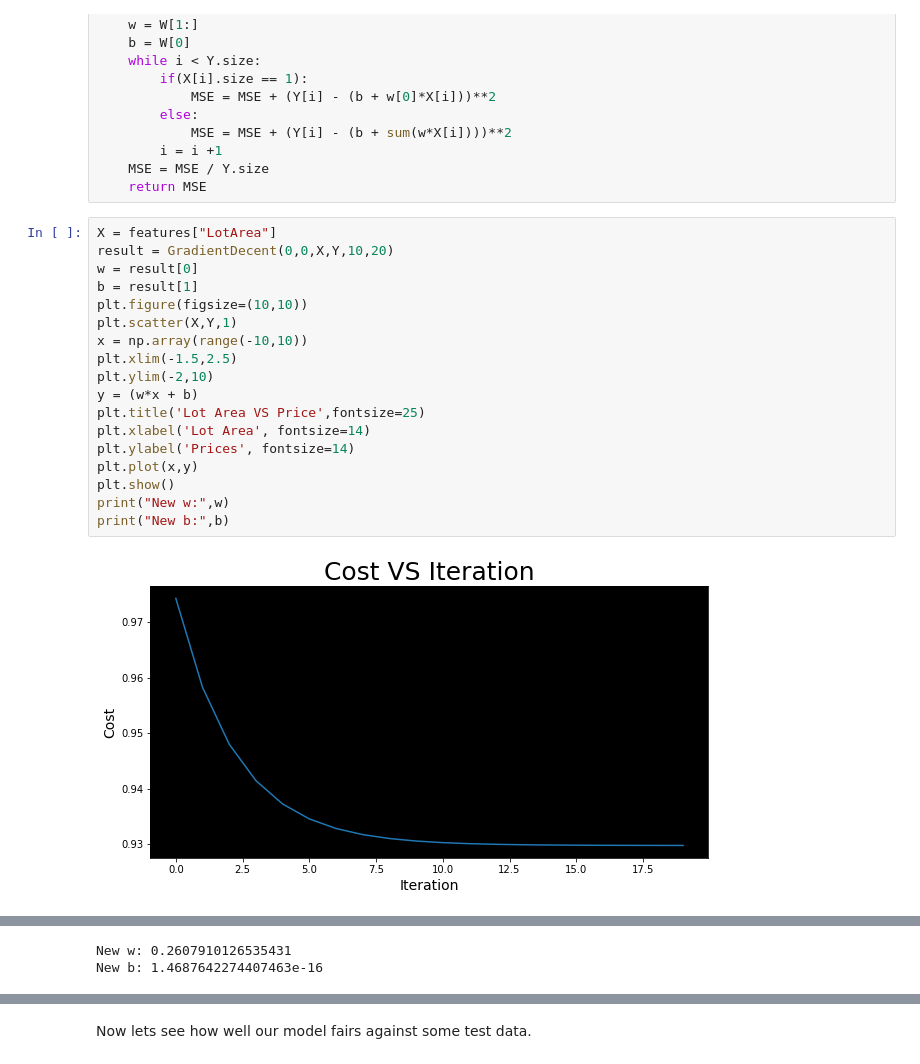
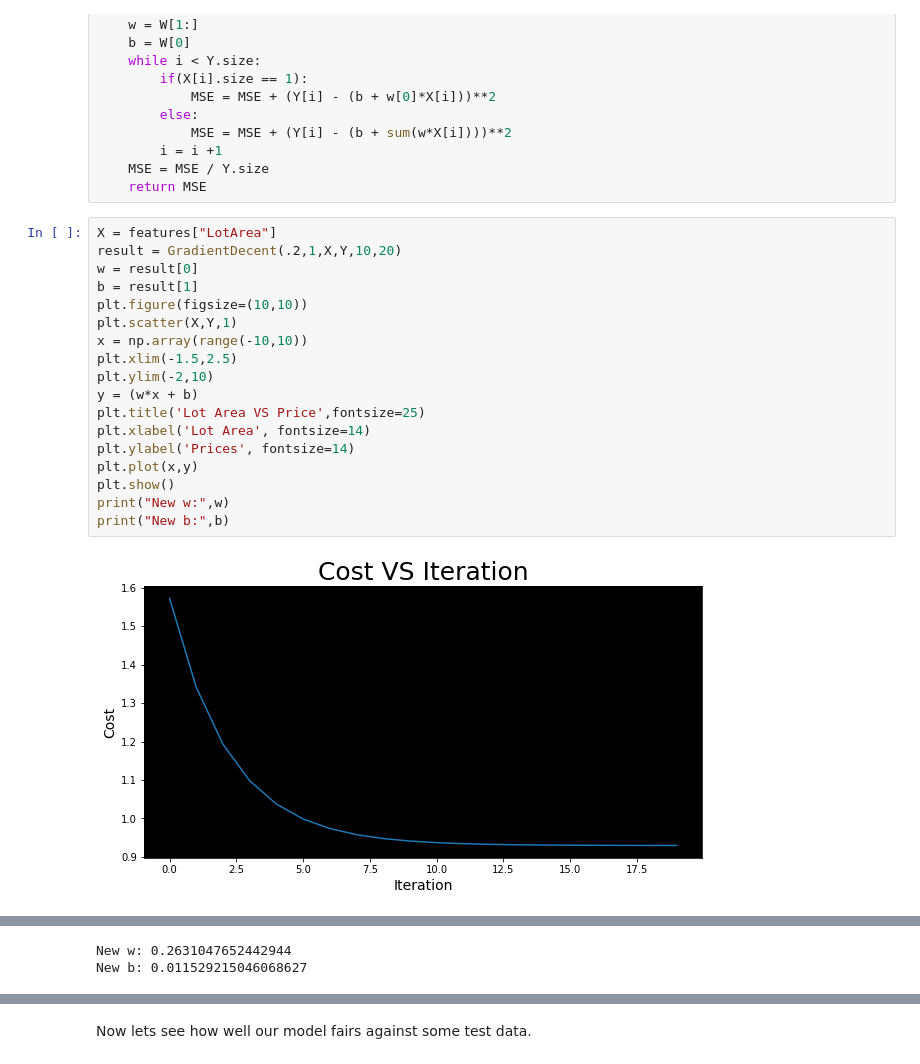
Before and after one commit to MangoFiasco/CISAssignment1, a Jupyter notebook: Assignment 1.ipynb, the cells around one changed output, grey strips where cells are left out. Drawn from its saved outputs; the diff is of its cells as text.

```diff
--- a/Assignment 1.ipynb
+++ b/Assignment 1.ipynb
@@ -132,25 +132,25 @@ def mvLoss(X,Y,W):
     return MSE
 # %%
 X = features["LotArea"]
-result = GradientDecent(0,0,X,Y,10,20)
+result = GradientDecent(.2,1,X,Y,10,20)
 w = result[0]
 b = result[1]
 plt.figure(figsize=(10,10))
 plt.scatter(X,Y,1)
 x = np.array(range(-10,10))
 plt.xlim(-1.5,2.5)
 plt.ylim(-2,10)
 y = (w*x + b)
 plt.title('Lot Area VS Price',fontsize=25)
 plt.xlabel('Lot Area', fontsize=14)
 plt.ylabel('Prices', fontsize=14)
 plt.plot(x,y)
 plt.show()
 print("New w:",w)
 print("New b:",b)
 # %% [output]
-[figure, old version]
+[figure, new version]
 [figure]
-New w: 0.2607910126535431
-New b: 1.4687642274407463e-16
+New w: 0.2631047652442944
+New b: 0.011529215046068627
 # %% [markdown]
```
Also changed, not shown: parts of 2 cells of this notebook.
